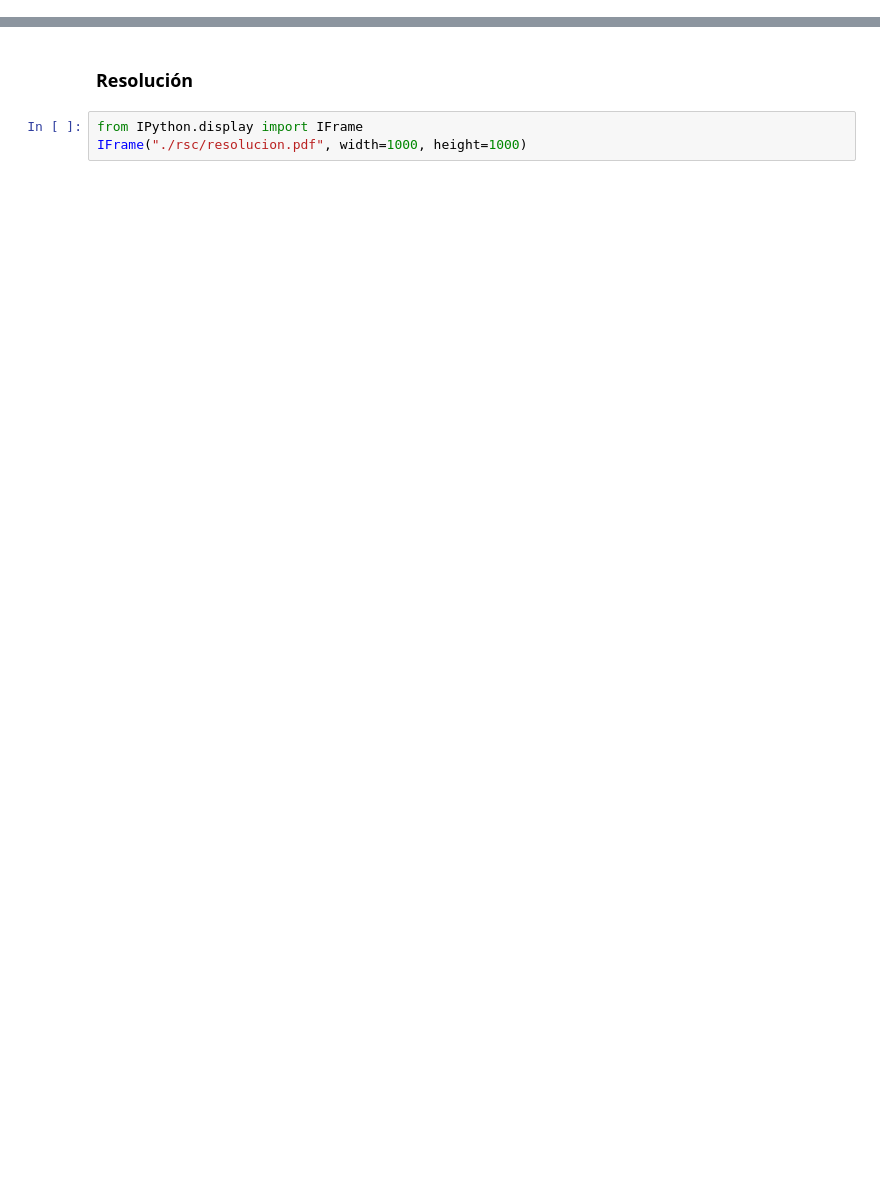
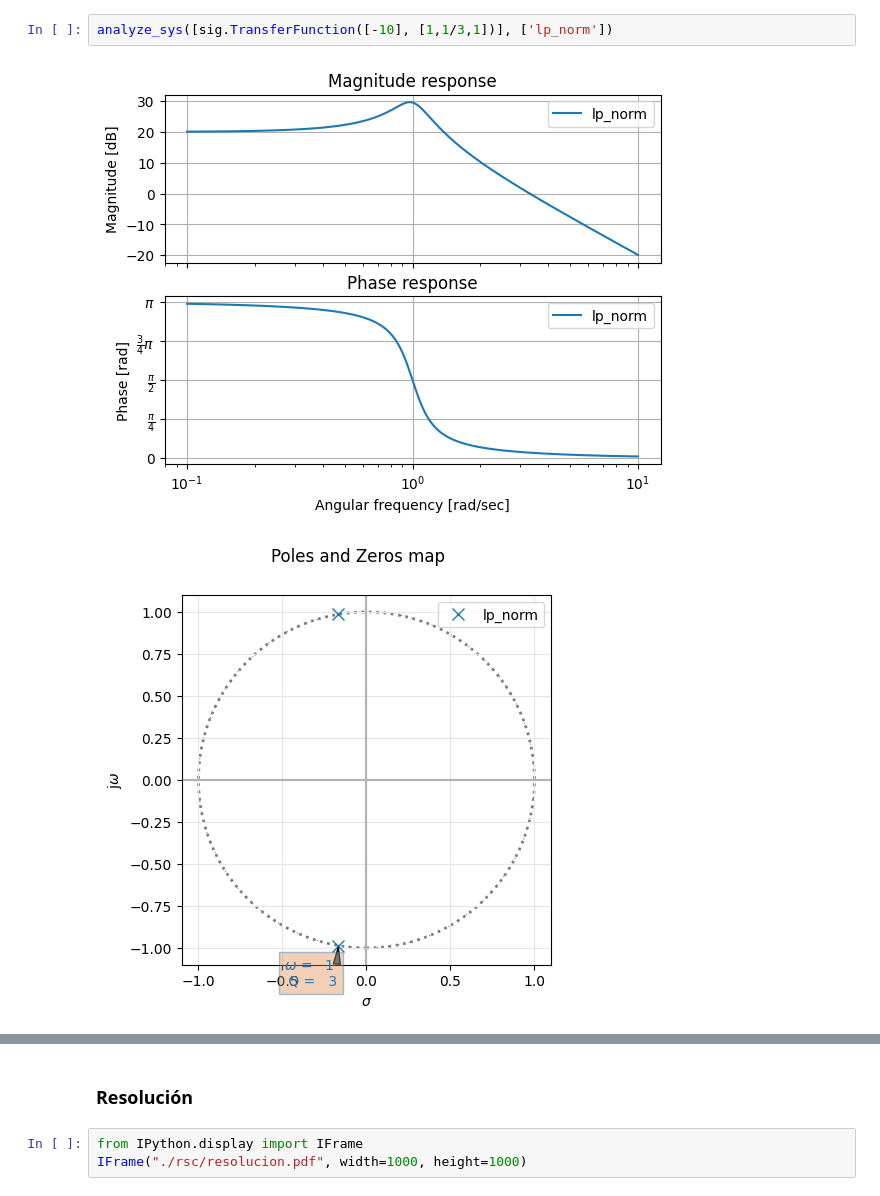
Before and after one commit to facundo-iglesias/TC2, a Jupyter notebook: Trabajo_semanal2/Trabajo_semanal2.ipynb, the cells around one changed output, grey strips where cells are left out. Drawn from its saved outputs; the diff is of its cells as text; blank space fills up the shorter version.

```diff
--- a/Trabajo_semanal2/Trabajo_semanal2.ipynb
+++ b/Trabajo_semanal2/Trabajo_semanal2.ipynb
@@ -11,0 +87,5 @@
+# %%
+analyze_sys([sig.TransferFunction([-10], [1,1/3,1])], ['lp_norm'])
+# %% [output]
+[figure, added]
+[figure, added]
```
Also changed, not shown: parts of 15 cells of this notebook, 7 other files.
